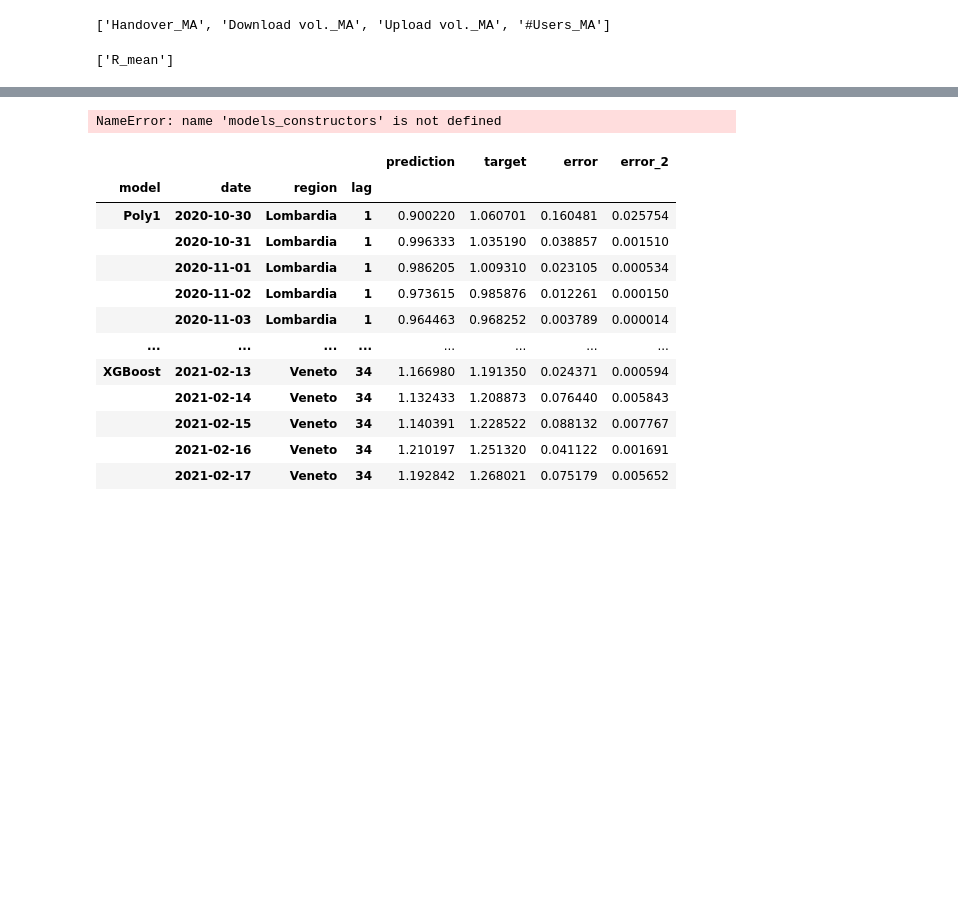
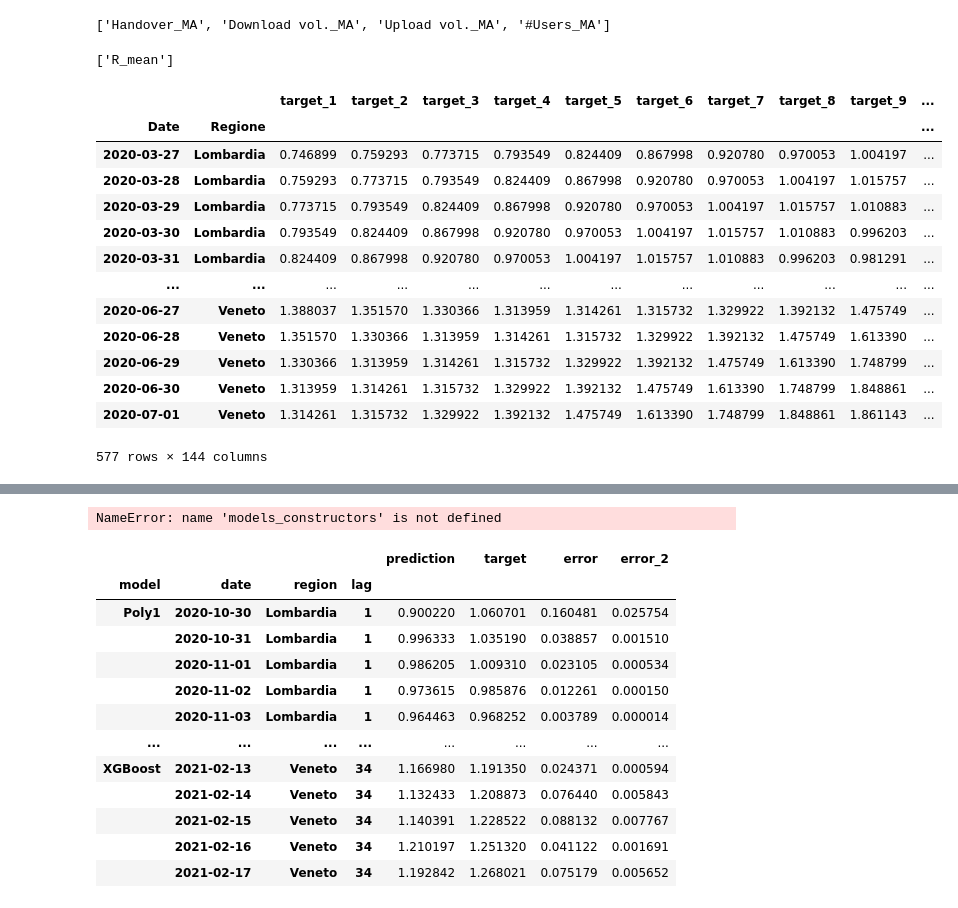
Before and after one commit to filipkrasniqi/networkcovid, a Jupyter notebook: Filip/results.ipynb, the cells around one changed output, grey strips where cells are left out. Saved outputs shown, nothing was run; the diff lists cells and outputs as text; code cells hidden in the pictures; blank space fills up the shorter version.

```diff
--- a/Filip/results.ipynb
+++ b/Filip/results.ipynb
@@ -395,13 +421,13 @@ assert is_both or is_only_traffic or is_no_mobility or is_only_covid, "Wrong"
 trafficKPIs, covidKPIs = [], []
 if is_both:
     trafficKPIs = [col for col in df_traffic_predictions.columns if "MA" in col]
-    covidKPIs = [col for col in df_covid_predictions.columns if "mean" in col]
+    covidKPIs = [col for col in df_covid_predictions.columns if "mean" in col and "MA" not in col]
 elif is_only_traffic:
     trafficKPIs = [col for col in df_traffic_predictions.columns if "MA" in col]
 elif is_no_mobility:
     trafficKPIs = [col for col in df_traffic_predictions.columns if "MA" in col and "over" not in col and "sers" not in col]
 elif is_only_covid:
-    covidKPIs = [col for col in df_covid_predictions.columns if "mean" in col]
+    covidKPIs = [col for col in df_covid_predictions.columns if "mean" in col and "MA" not in col]
 temperatureKPIs = []#[col for col in df_temperature.columns if "min" in col]
 targetCovid = ['R_mean']
 # %%
@@ -527 +553,18 @@ df_train_prediction.xs('Lombardia', level='Regione').to_csv("{}predictions/train
+# %%
+df_train_prediction
+# %% [output]
+|  |  | target_1 | target_2 | target_3 | target_4 | target_5 | target_6 | target_7 | target_8 | target_9 | ... |
+| Date | Regione |  |  |  |  |  |  |  |  |  | ... |
+| 2020-03-27 | Lombardia | 0.746899 | 0.759293 | 0.773715 | 0.793549 | 0.824409 | 0.867998 | 0.920780 | 0.970053 | 1.004197 | ... |
+| 2020-03-28 | Lombardia | 0.759293 | 0.773715 | 0.793549 | 0.824409 | 0.867998 | 0.920780 | 0.970053 | 1.004197 | 1.015757 | ... |
+| 2020-03-29 | Lombardia | 0.773715 | 0.793549 | 0.824409 | 0.867998 | 0.920780 | 0.970053 | 1.004197 | 1.015757 | 1.010883 | ... |
+| 2020-03-30 | Lombardia | 0.793549 | 0.824409 | 0.867998 | 0.920780 | 0.970053 | 1.004197 | 1.015757 | 1.010883 | 0.996203 | ... |
+| 2020-03-31 | Lombardia | 0.824409 | 0.867998 | 0.920780 | 0.970053 | 1.004197 | 1.015757 | 1.010883 | 0.996203 | 0.981291 | ... |
+| ... | ... | ... | ... | ... | ... | ... | ... | ... | ... | ... | ... |
+| 2020-06-27 | Veneto | 1.388037 | 1.351570 | 1.330366 | 1.313959 | 1.314261 | 1.315732 | 1.329922 | 1.392132 | 1.475749 | ... |
+| 2020-06-28 | Veneto | 1.351570 | 1.330366 | 1.313959 | 1.314261 | 1.315732 | 1.329922 | 1.392132 | 1.475749 | 1.613390 | ... |
+| 2020-06-29 | Veneto | 1.330366 | 1.313959 | 1.314261 | 1.315732 | 1.329922 | 1.392132 | 1.475749 | 1.613390 | 1.748799 | ... |
+| 2020-06-30 | Veneto | 1.313959 | 1.314261 | 1.315732 | 1.329922 | 1.392132 | 1.475749 | 1.613390 | 1.748799 | 1.848861 | ... |
+| 2020-07-01 | Veneto | 1.314261 | 1.315732 | 1.329922 | 1.392132 | 1.475749 | 1.613390 | 1.748799 | 1.848861 | 1.861143 | ... |
+577 rows × 144 columns
 # %%
```
Also changed, not shown: parts of 8 cells of this notebook, 1 other file.
